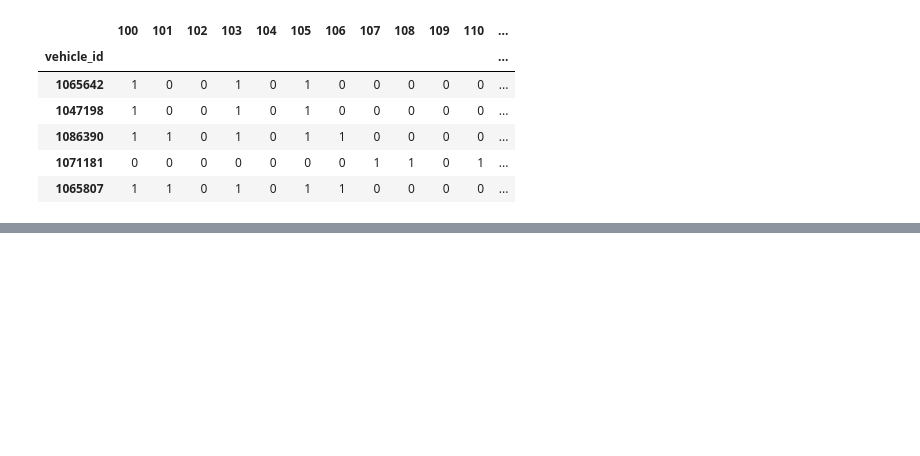
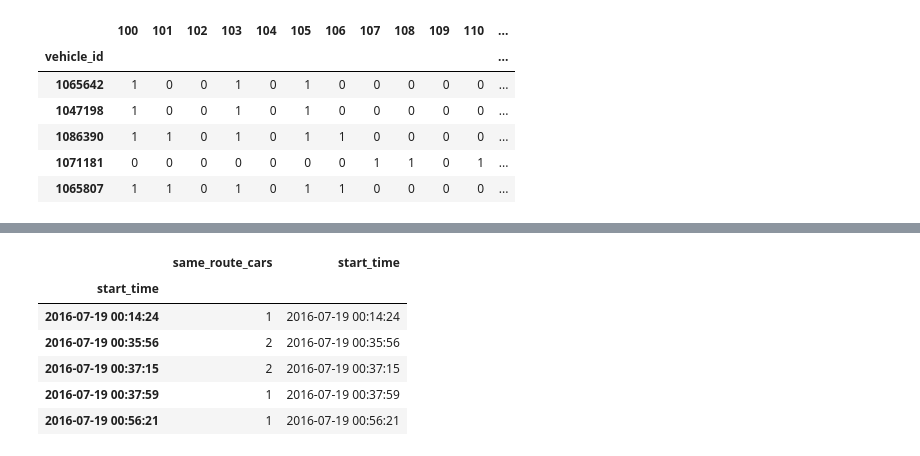
Before and after one commit to muciyuallen/TrafficFlowOptimization, a Jupyter notebook: Exploratory_Data_Analysis.ipynb, the cells around one changed output, grey strips where cells are left out. Saved outputs shown, nothing was run; the diff lists cells and outputs as text; code cells hidden in the pictures; blank space fills up the shorter version.

```diff
--- a/Exploratory_Data_Analysis.ipynb
+++ b/Exploratory_Data_Analysis.ipynb
@@ -681 +681,13 @@ Warnings:
 strong multicollinearity or other numerical problems.
+# %%
+week_stream = car_stream.copy()
+week_stream['start_time'] = week_stream.index
+week_stream.head()
+# %% [output]
+|  | same_route_cars | start_time |
+| start_time |  |  |
+| 2016-07-19 00:14:24 | 1 | 2016-07-19 00:14:24 |
+| 2016-07-19 00:35:56 | 2 | 2016-07-19 00:35:56 |
+| 2016-07-19 00:37:15 | 2 | 2016-07-19 00:37:15 |
+| 2016-07-19 00:37:59 | 1 | 2016-07-19 00:37:59 |
+| 2016-07-19 00:56:21 | 1 | 2016-07-19 00:56:21 |
```
Also changed, not shown: parts of 12 cells of this notebook, 1 other file.
